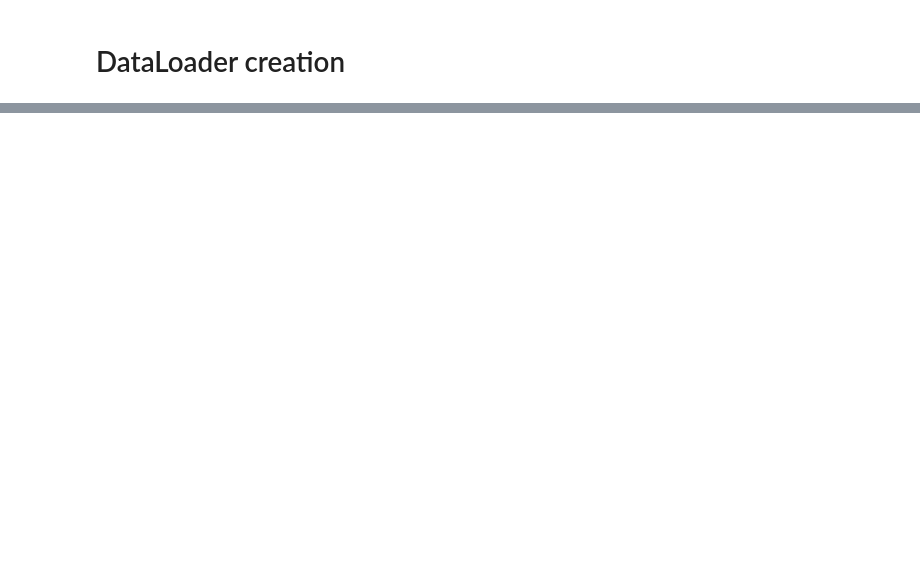
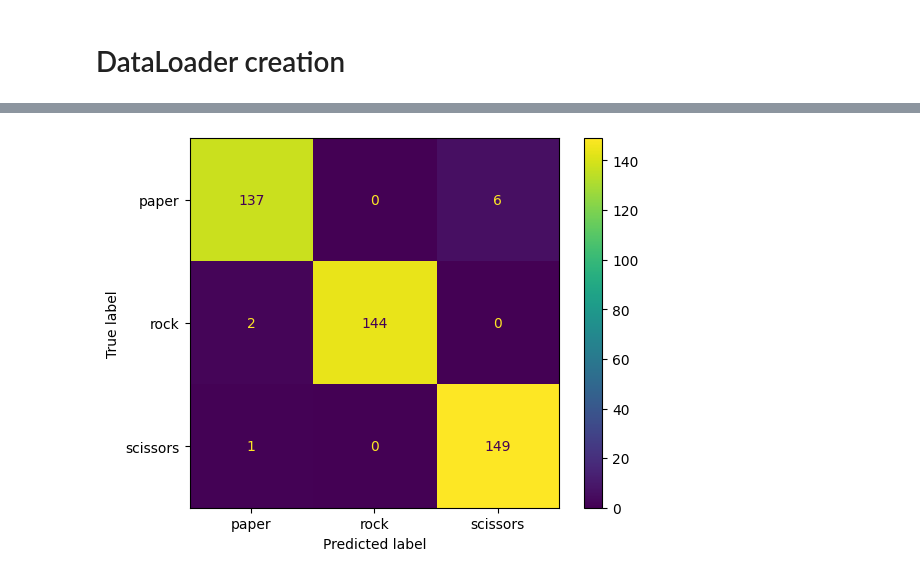
Before and after one commit to prometheus404/sm4ml_proj, a Jupyter notebook: rockpaperscissors.ipynb, the cells around one changed output, grey strips where cells are left out. Drawn from its saved outputs; the diff is of its cells as text; code cells hidden in the pictures; blank space fills up the shorter version.

```diff
--- a/rockpaperscissors.ipynb
+++ b/rockpaperscissors.ipynb
@@ -490,5 +240,3 @@ def train_model(model, dataloaders,  criterion, optimizer, scheduler, num_epochs
     plt.plot(stats['val_rec'])
     plt.plot(stats['val_prec'])
     plt.show()
-# %%
-train_model(net, dls, criterion, optimizer_ft, exp_lr_scheduler, num_epochs=30)
@@ -575,0 +373,4 @@ Epoch 11/29
+# %%
+cm_plot(net, val_dl)
+# %% [output]
+[figure]
```
Also changed, not shown: parts of 26 cells of this notebook.
